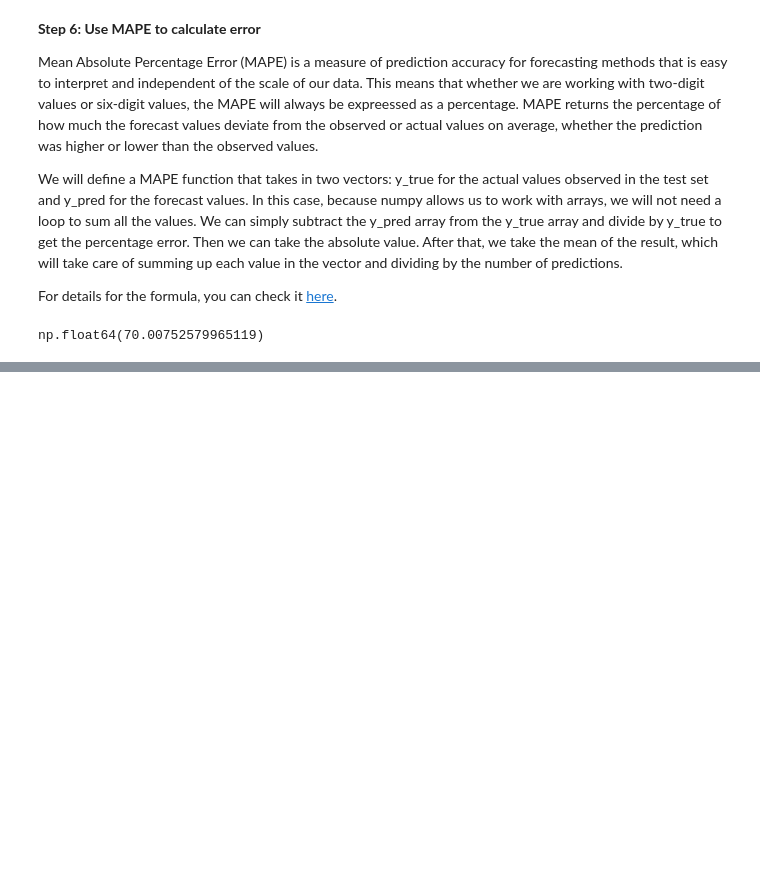
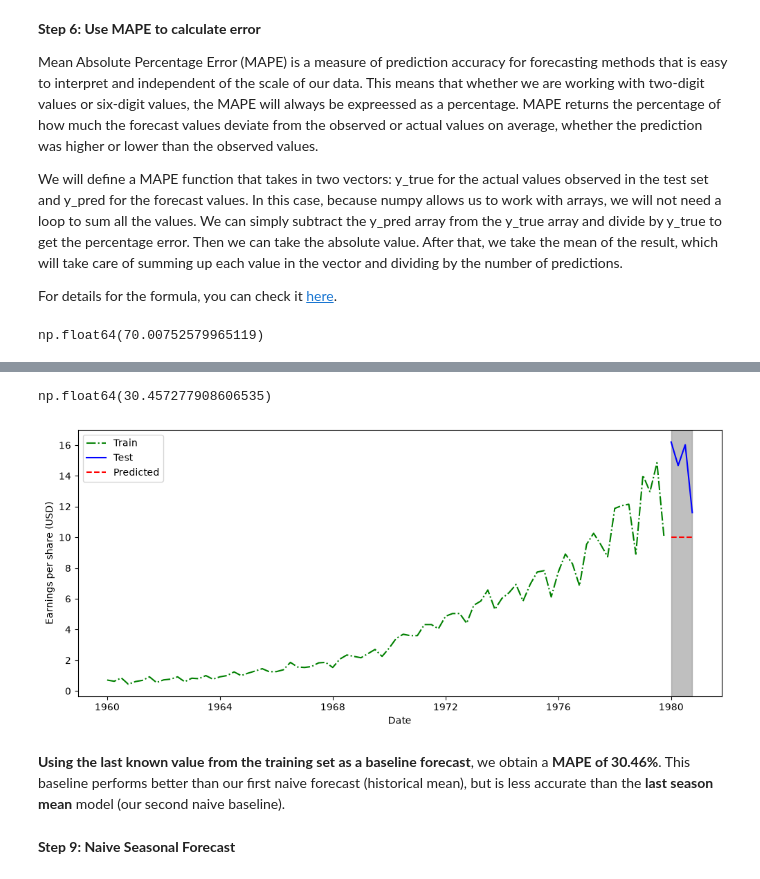
Before and after one commit to michaelhudson2205/INFO3022_Practicals, a Jupyter notebook: P3_2_Baseline_Model.ipynb, the cells around one changed output, grey strips where cells are left out. Saved outputs shown, nothing was run; the diff lists cells and outputs as text; code cells hidden in the pictures; blank space fills up the shorter version.

```diff
--- a/P3_2_Baseline_Model.ipynb
+++ b/P3_2_Baseline_Model.ipynb
@@ -175,0 +277,8 @@ np.float64(70.00752579965119)
+# %%
+# Create the new column which contains the last known value
+pred_last = pd.DataFrame()
+pred_last["time"] = test["time"]
+pred_last["JohnsonJohnson"] = test["JohnsonJohnson"]
+pred_last["pred"] = last
+
+pred_last
@@ -175,0 +291,27 @@ np.float64(70.00752579965119)
+# %%
+# Compute the MAPE using the last known value as the prediction
+mape_value = mape(pred_last["JohnsonJohnson"], pred_last["pred"])
+mape_value
+# %% [output]
+np.float64(30.457277908606535)
+# %%
+# Plot again to visualise using the last known value as the prediction
+fig,ax = plt.subplots(figsize=(12,5))
+
+ax.plot(train["time"], train["JohnsonJohnson"], "g-.", label="Train")
+ax.plot(test["time"], test["JohnsonJohnson"], "b-", label="Test")
+ax.plot(pred_last["time"], pred_last["pred"], "r--", label="Predicted")
+
+ax.set_xlabel("Date")
+ax.set_ylabel("Earnings per share (USD)")
+
+# Shadow the window we want to predict (last year, i.e. 1980)
+ax.axvspan(test["time"].min(), test["time"].max(), color='gray', alpha=0.5)
+ax.legend()
+plt.show()
+# %% [output]
+[figure, added]
+# %% [markdown]
+**Using the last known value from the training set as a baseline forecast**, we obtain a **MAPE of 30.46%**. This baseline performs better than our first naive forecast (historical mean), but is less accurate than the **last season mean** model (our second naive baseline).
+# %% [markdown]
+**Step 9: Naive Seasonal Forecast**
```
Also changed, not shown: parts of 12 cells of this notebook.
